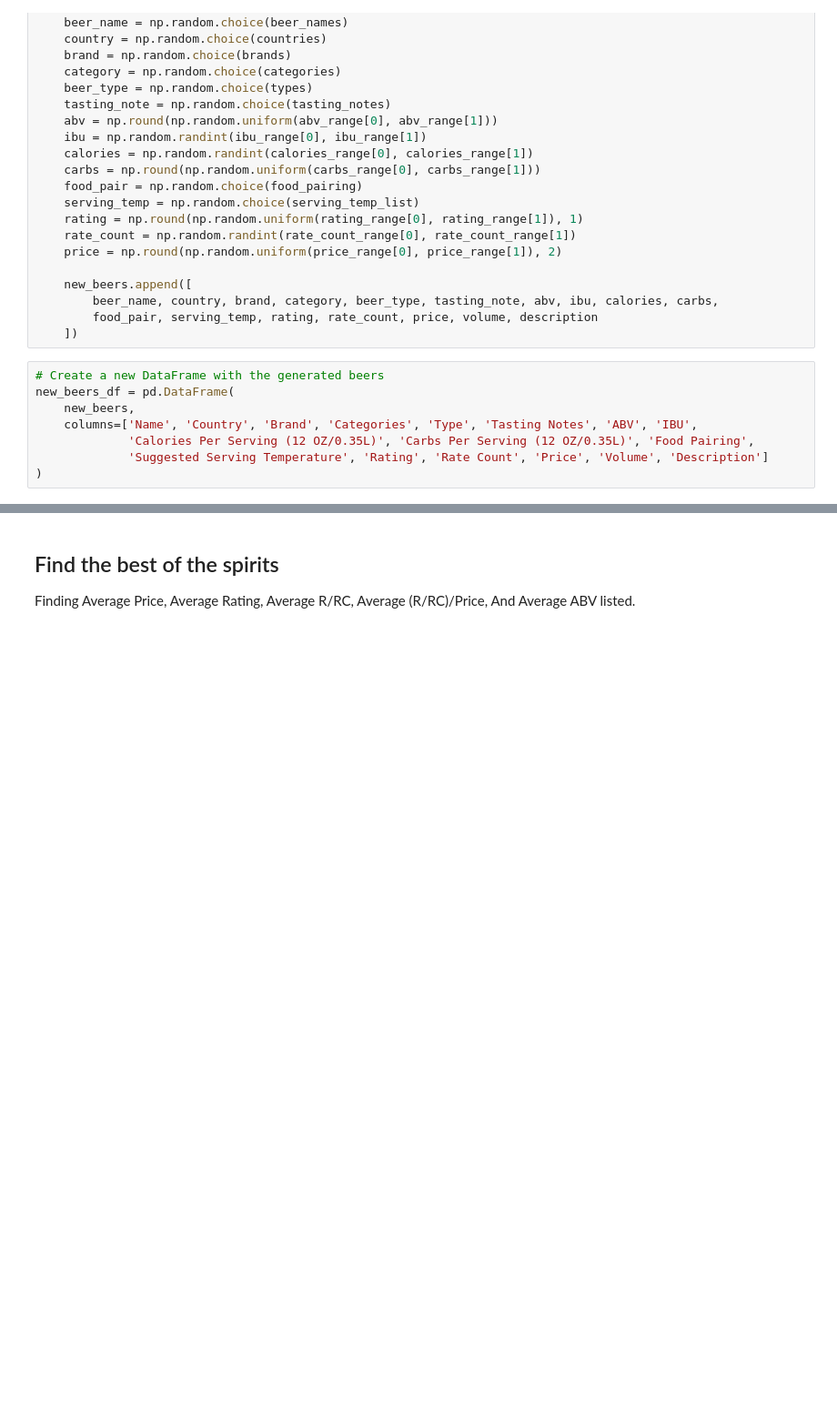
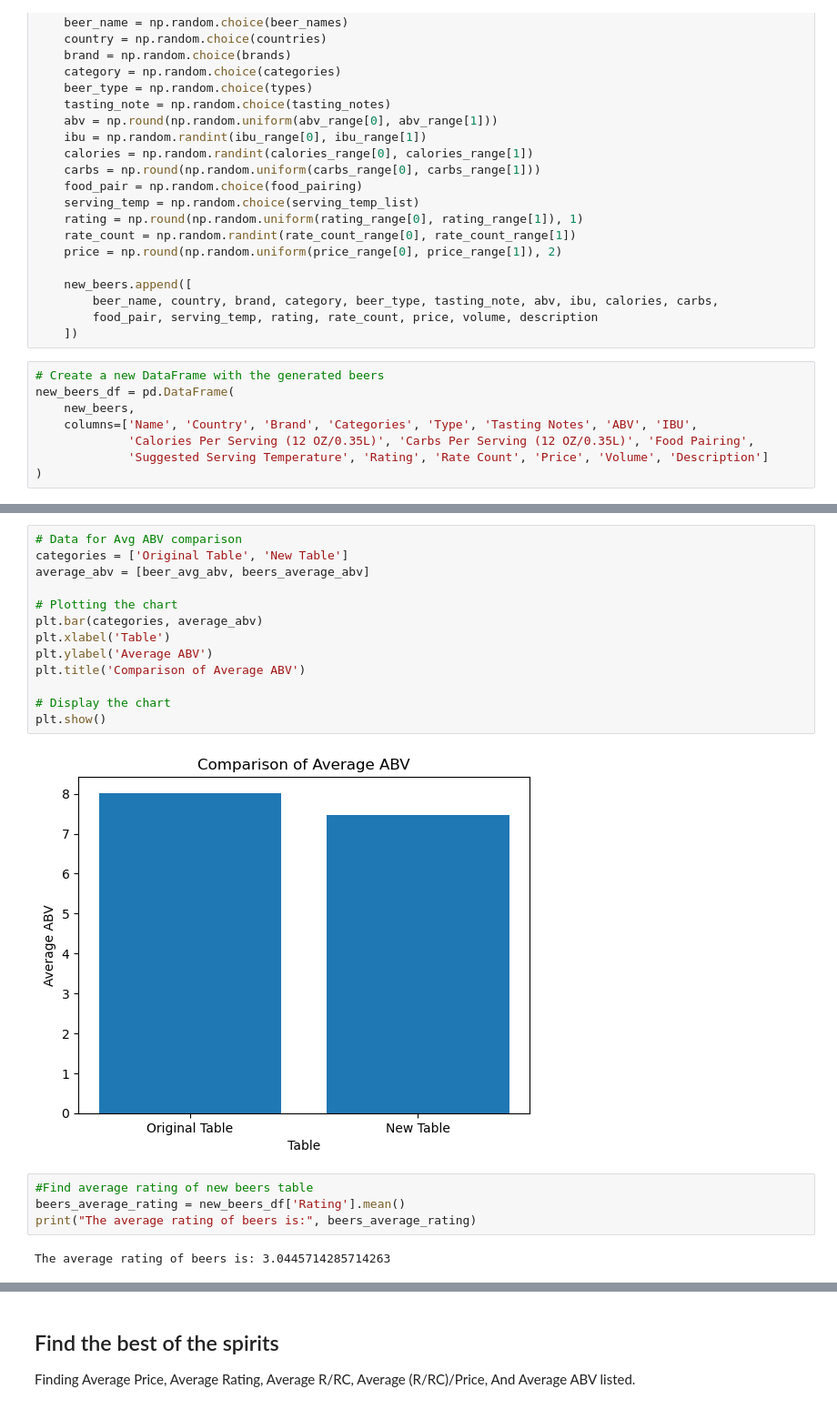
Before and after one commit to JShields07/Project-2-folder, a Jupyter notebook: Main file.ipynb, the cells around one changed output, grey strips where cells are left out. Shown: that part at 91% size. Cells and saved outputs as stored; diff of their text form; blank space fills up the shorter version.

```diff
--- a/Main file.ipynb
+++ b/Main file.ipynb
@@ -195,0 +224,21 @@ new_beers_df.head()
+# %%
+# Data for Avg ABV comparison
+categories = ['Original Table', 'New Table']
+average_abv = [beer_avg_abv, beers_average_abv]
+
+# Plotting the chart
+plt.bar(categories, average_abv)
+plt.xlabel('Table')
+plt.ylabel('Average ABV')
+plt.title('Comparison of Average ABV')
+
+# Display the chart
+plt.show()
+# %% [output]
+[figure, added]
+# %%
+#Find average rating of new beers table
+beers_average_rating = new_beers_df['Rating'].mean()
+print("The average rating of beers is:", beers_average_rating)
+# %% [output]
+The average rating of beers is: 3.0445714285714263
```
Also changed, not shown: parts of 33 cells of this notebook, 3 other files.
